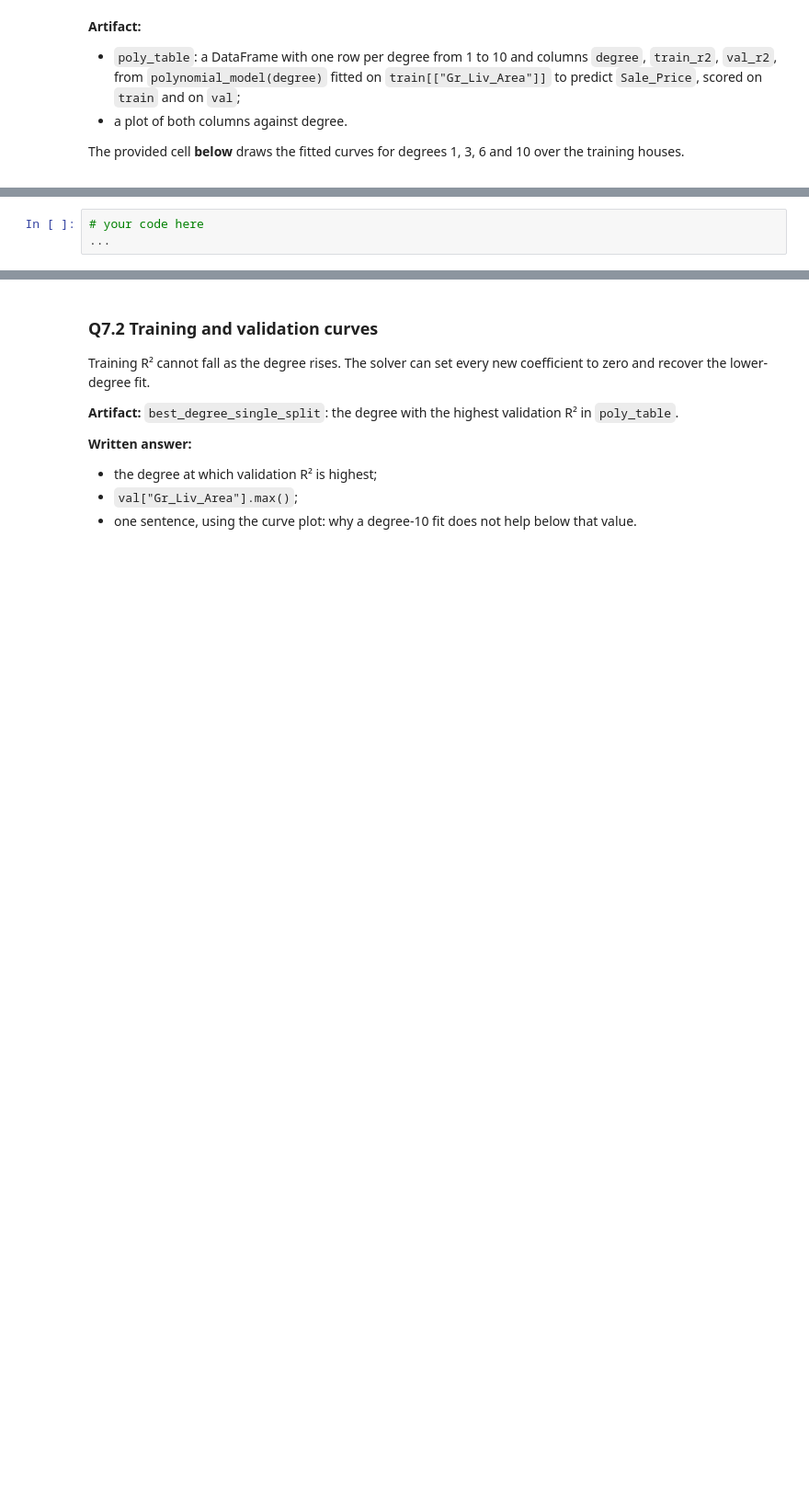
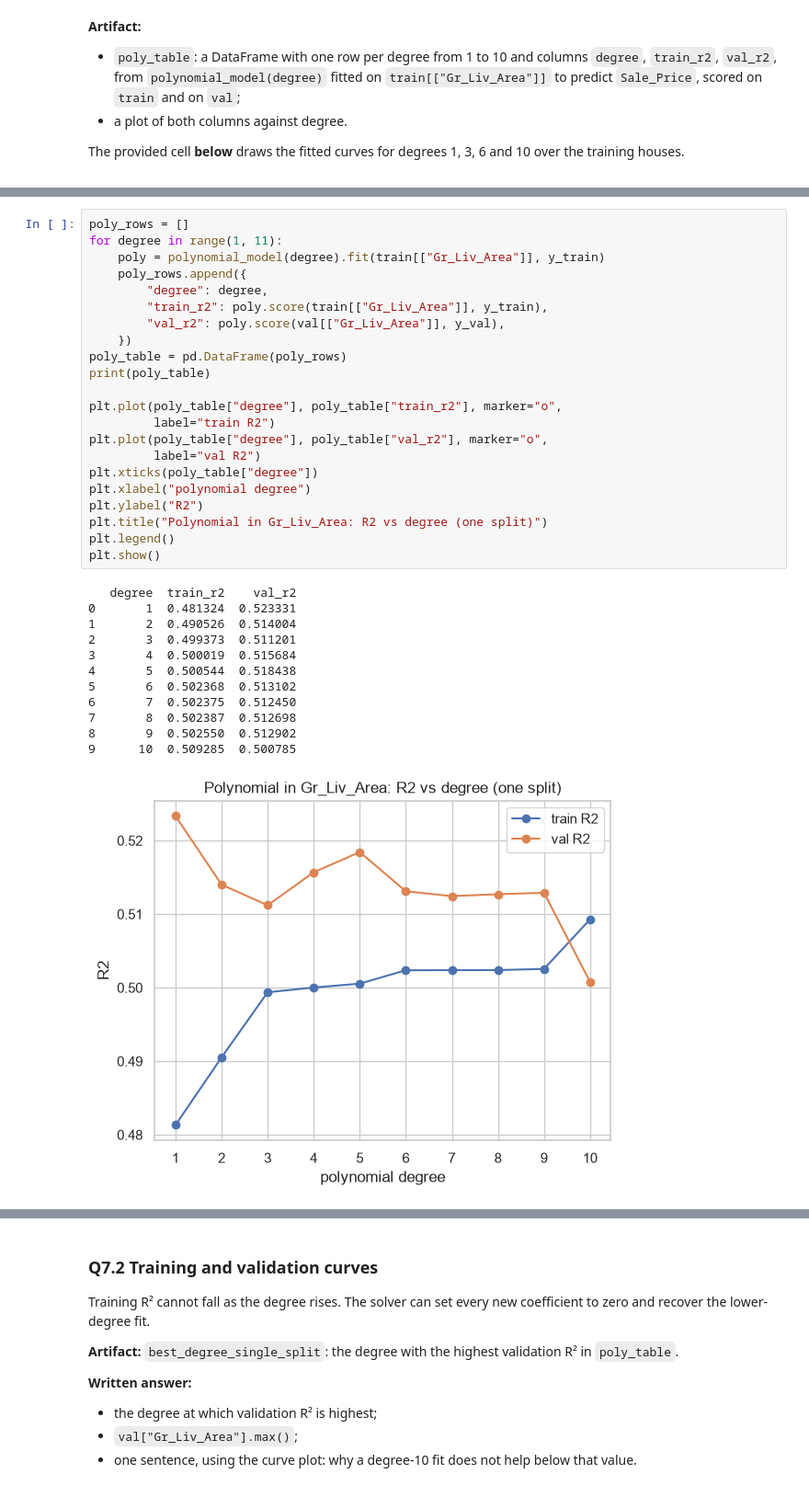
Before and after one commit to qqgjyx/AC-209A, a Jupyter notebook: homeworks/cs1090a_hw2/cs1090a_hw2.ipynb, the cells around one changed output, grey strips where cells are left out. Shown at 92% size. Saved outputs shown, nothing was run; the diff lists cells and outputs as text; blank space fills up the shorter version.

```diff
--- a/homeworks/cs1090a_hw2/cs1090a_hw2.ipynb
+++ b/homeworks/cs1090a_hw2/cs1090a_hw2.ipynb
@@ -779,5 +843,37 @@ display.display(train.sort_values("Gr_Liv_Area", ascending=False)[["Gr_Liv_Area"
 # %%
-# your code here
-...
+poly_rows = []
+for degree in range(1, 11):
+    poly = polynomial_model(degree).fit(train[["Gr_Liv_Area"]], y_train)
+    poly_rows.append({
+        "degree": degree,
+        "train_r2": poly.score(train[["Gr_Liv_Area"]], y_train),
+        "val_r2": poly.score(val[["Gr_Liv_Area"]], y_val),
+    })
+poly_table = pd.DataFrame(poly_rows)
+print(poly_table)
+
+plt.plot(poly_table["degree"], poly_table["train_r2"], marker="o",
+         label="train R2")
+plt.plot(poly_table["degree"], poly_table["val_r2"], marker="o",
+         label="val R2")
+plt.xticks(poly_table["degree"])
+plt.xlabel("polynomial degree")
+plt.ylabel("R2")
+plt.title("Polynomial in Gr_Liv_Area: R2 vs degree (one split)")
+plt.legend()
+plt.show()
+# %% [output]
+   degree  train_r2    val_r2
+0       1  0.481324  0.523331
+1       2  0.490526  0.514004
+2       3  0.499373  0.511201
+3       4  0.500019  0.515684
+4       5  0.500544  0.518438
+5       6  0.502368  0.513102
+6       7  0.502375  0.512450
+7       8  0.502387  0.512698
+8       9  0.502550  0.512902
+9      10  0.509285  0.500785
+[figure, added]
 # %%
 grader.check("q7_1")
```
Also changed, not shown: parts of 25 cells of this notebook, 1 other file.
